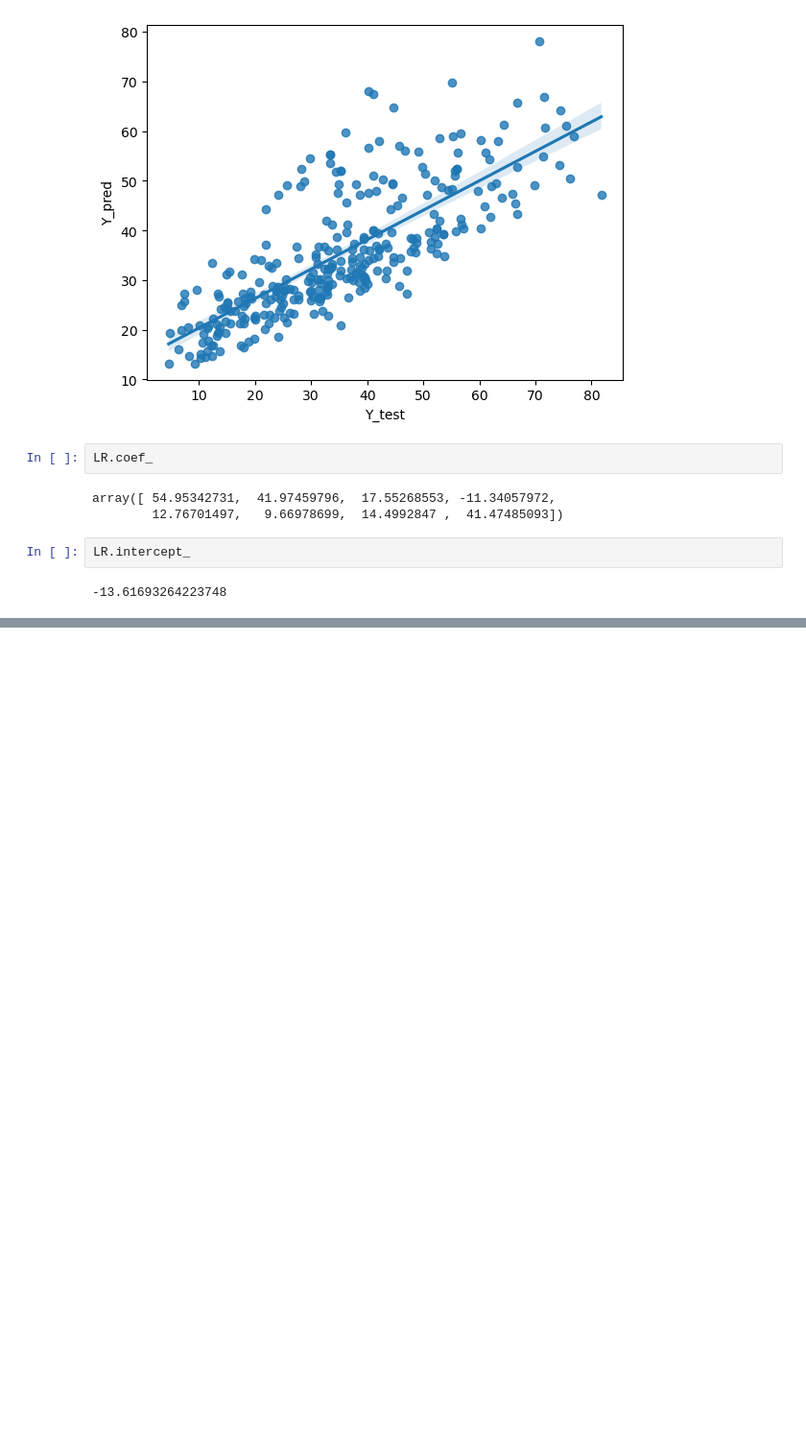
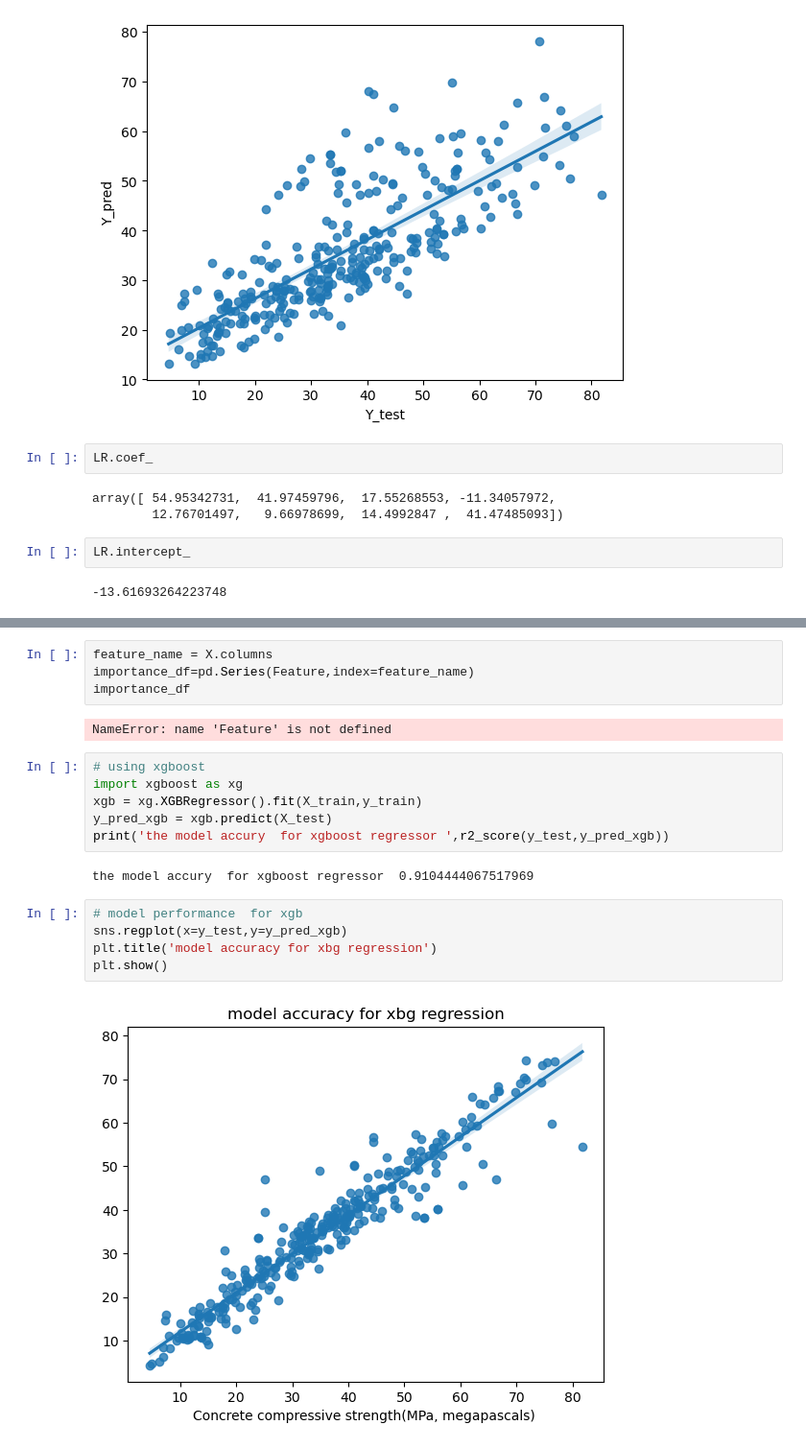
Before and after one commit to harshthorve284/CementPrediction_Model, a Jupyter notebook: Model.ipynb, the cells around one changed output, grey strips where cells are left out. Shown: that part at 96% size. Drawn from its saved outputs; the diff is of its cells as text; blank space fills up the shorter version.

```diff
--- a/Model.ipynb
+++ b/Model.ipynb
@@ -314,0 +318,21 @@ array([0.32152883, 0.07625752, 0.01819265, 0.11483907, 0.06790288,
+# %%
+feature_name = X.columns
+importance_df=pd.Series(Feature,index=feature_name)
+importance_df
+# %% [output]
+NameError: name 'Feature' is not defined
+# %%
+# using xgboost
+import xgboost as xg
+xgb = xg.XGBRegressor().fit(X_train,y_train)
+y_pred_xgb = xgb.predict(X_test)
+print('the model accury  for xgboost regressor ',r2_score(y_test,y_pred_xgb))
+# %% [output]
+the model accury  for xgboost regressor  0.9104444067517969
+# %%
+# model performance  for xgb
+sns.regplot(x=y_test,y=y_pred_xgb)
+plt.title('model accuracy for xbg regression')
+plt.show()
+# %% [output]
+[figure, added]
```
Also changed, not shown: parts of 13 cells of this notebook, 1 other file.
